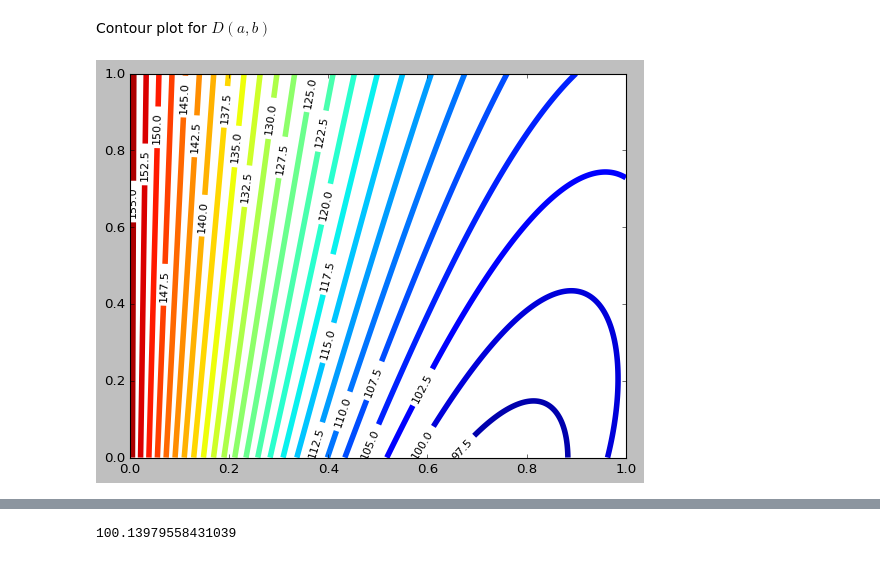
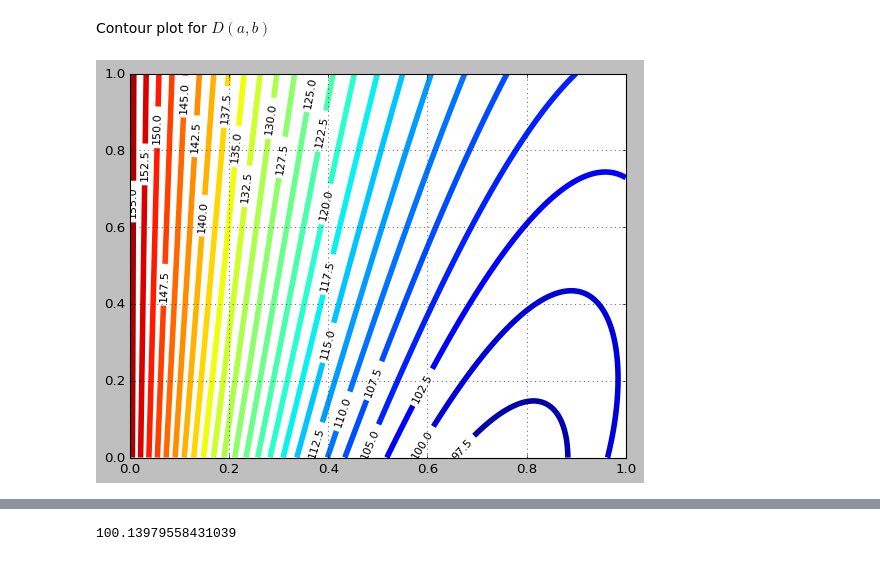
Before and after one commit to dmitry-grigorev/AlgoAnalysisDevelopment, a Jupyter notebook: Task3/Task3notebook.ipynb, the cells around one changed output, grey strips where cells are left out. Cells and saved outputs as stored; diff of their text form; code cells hidden in the pictures.

```diff
--- a/Task3/Task3notebook.ipynb
+++ b/Task3/Task3notebook.ipynb
@@ -175,8 +188,9 @@ Contour plot for $D(a, b)$
 # %%
 Z = np.array([[cost_function1(x, y) for x in xlist] for y in ylist])
 cp = plt.contour(X, Y, Z, levels = 25, linewidths = 5)
 clabels = plt.clabel(cp, inline = True,
           fontsize=10, colors = "black")
+cp.axes.grid(True)
 # %% [output]
-[figure, old version]
+[figure, new version]
 # %%
```
Also changed, not shown: parts of 15 cells of this notebook, 4 other files.
